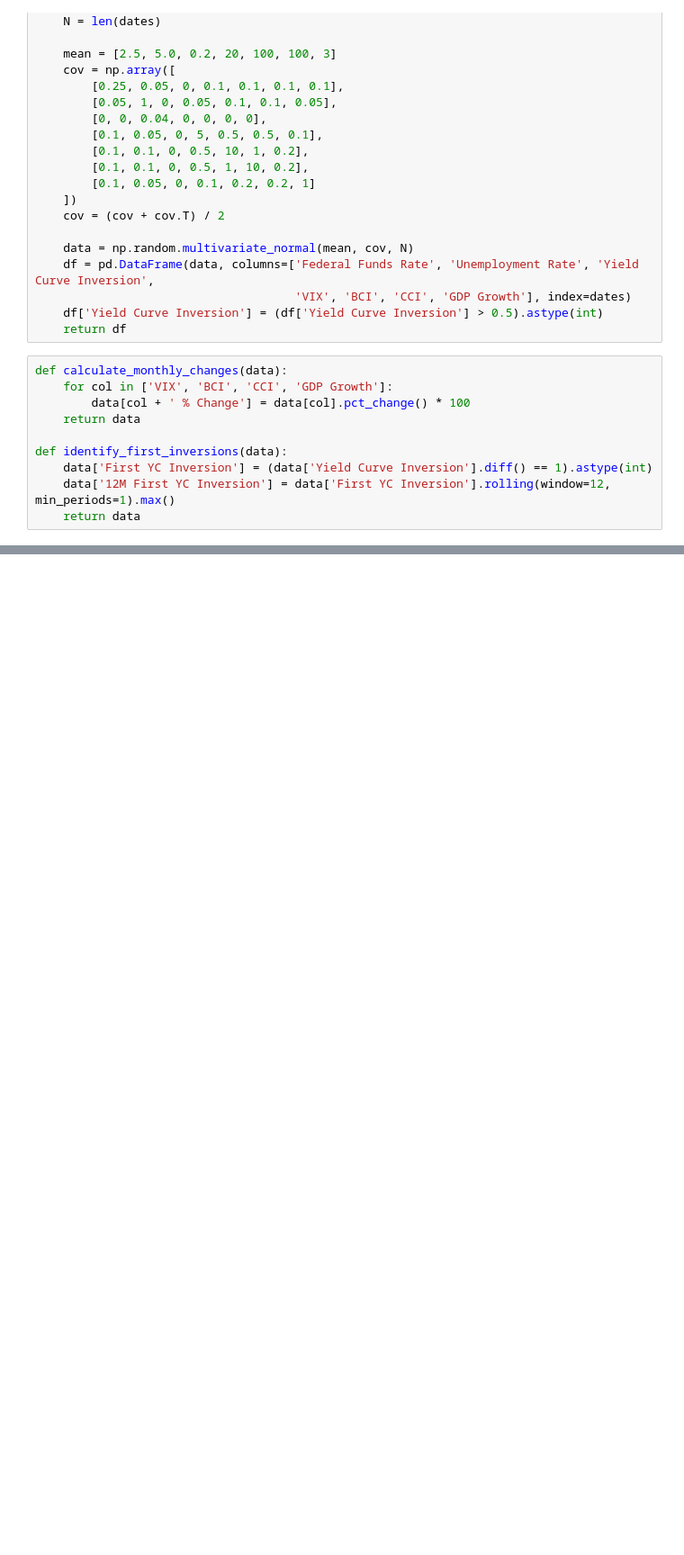
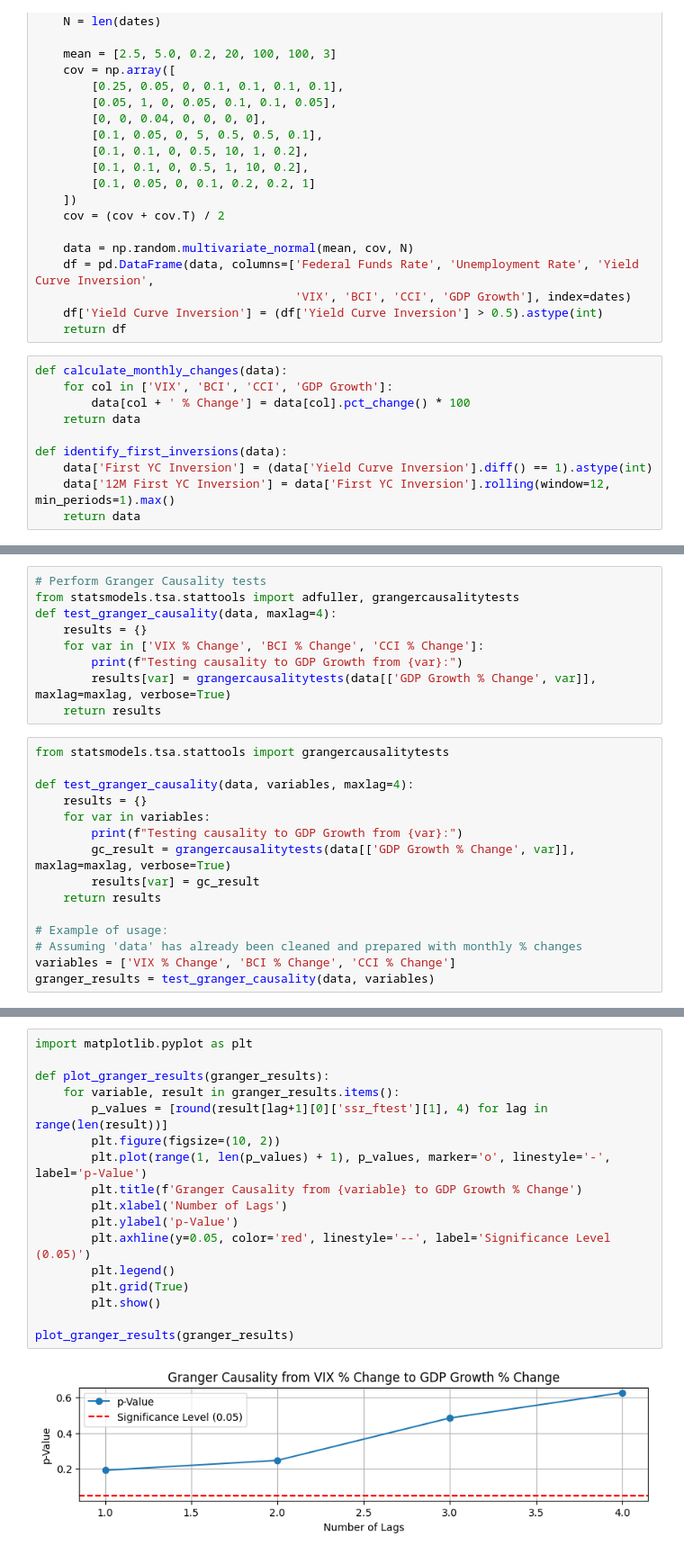
Before and after one commit to cs396s24/projectinitideas, a Jupyter notebook: take_two_syn_data.ipynb, the cells around one changed output, grey strips where cells are left out. Shown at 90% size. Drawn from its saved outputs; the diff is of its cells as text; blank space fills up the shorter version.

Commit message:
syn data update

```diff
--- a/take_two_syn_data.ipynb
+++ b/take_two_syn_data.ipynb
@@ -136,0 +217,24 @@ def plot_transformed_data(data):
+# %%
+# Perform Granger Causality tests
+from statsmodels.tsa.stattools import adfuller, grangercausalitytests
+def test_granger_causality(data, maxlag=4):
+    results = {}
+    for var in ['VIX % Change', 'BCI % Change', 'CCI % Change']:
+        print(f"Testing causality to GDP Growth from {var}:")
+        results[var] = grangercausalitytests(data[['GDP Growth % Change', var]], maxlag=maxlag, verbose=True)
+    return results
+# %%
+from statsmodels.tsa.stattools import grangercausalitytests
+
+def test_granger_causality(data, variables, maxlag=4):
+    results = {}
+    for var in variables:
+        print(f"Testing causality to GDP Growth from {var}:")
+        gc_result = grangercausalitytests(data[['GDP Growth % Change', var]], maxlag=maxlag, verbose=True)
+        results[var] = gc_result
+    return results
+
+# Example of usage:
+# Assuming 'data' has already been cleaned and prepared with monthly % changes
+variables = ['VIX % Change', 'BCI % Change', 'CCI % Change']
+granger_results = test_granger_causality(data, variables)
@@ -136,0 +259,19 @@ def plot_transformed_data(data):
+# %%
+import matplotlib.pyplot as plt
+
+def plot_granger_results(granger_results):
+    for variable, result in granger_results.items():
+        p_values = [round(result[lag+1][0]['ssr_ftest'][1], 4) for lag in range(len(result))]
+        plt.figure(figsize=(10, 2))
+        plt.plot(range(1, len(p_values) + 1), p_values, marker='o', linestyle='-', label='p-Value')
+        plt.title(f'Granger Causality from {variable} to GDP Growth % Change')
+        plt.xlabel('Number of Lags')
+        plt.ylabel('p-Value')
+        plt.axhline(y=0.05, color='red', linestyle='--', label='Significance Level (0.05)')
+        plt.legend()
+        plt.grid(True)
+        plt.show()
+
+plot_granger_results(granger_results)
+# %% [output]
+[figure, added]
```
Also changed, not shown: parts of 8 cells of this notebook.
